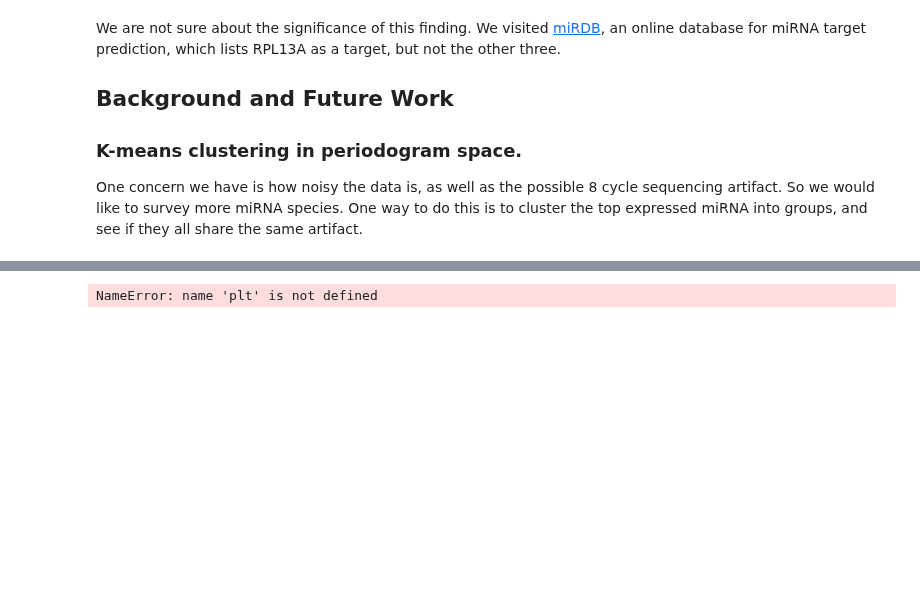
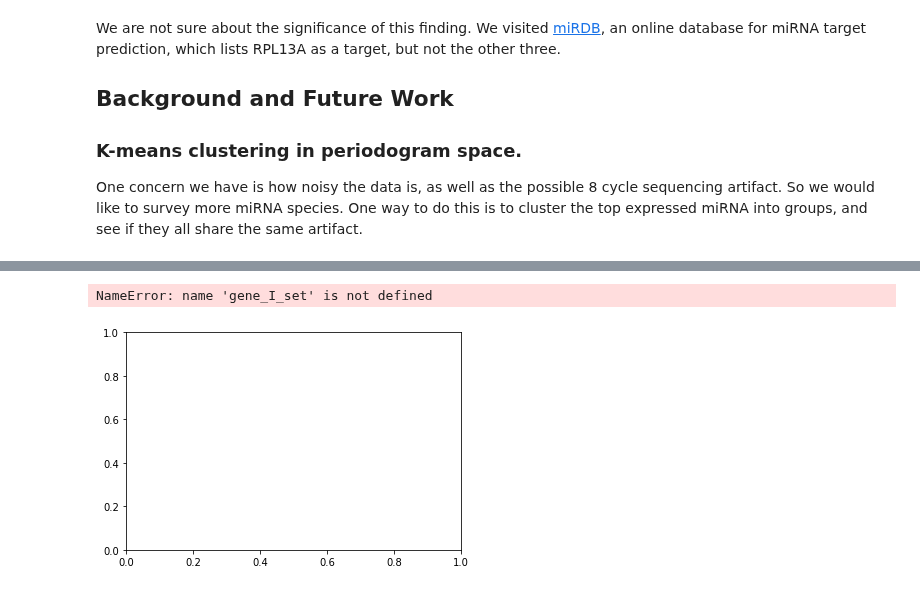
Before and after one commit to JohnWSteill/jlab_proj, a Jupyter notebook: Somite_Cycle_Study.ipynb, the cells around one changed output, grey strips where cells are left out. Saved outputs shown, nothing was run; the diff lists cells and outputs as text; code cells hidden in the pictures; blank space fills up the shorter version.

```diff
--- a/Somite_Cycle_Study.ipynb
+++ b/Somite_Cycle_Study.ipynb
@@ -102,22 +111,21 @@ print('C = \n', C)
 # %%
 
-
-
-fig = plt.figure()
+fig = lib.plt.figure()
 ax = fig.add_subplot(111)
-time = s800_top.obs.time
+time = sub_0814.obs.time
 
 for g in gene_I_set:
-    position = list(s800_top.var.index).index(g)
-    y = s800_top.X[:,position]
-    ax.plot(time,y/np.linalg.norm(y), label=s800_top.var.index[position].split(',')[0])
+    position = list(sub_0814.var.index).index(g)
+    y = sub_0814.X[:,position]
+    ax.plot(time,y/np.linalg.norm(y), label=sub_0814.var.index[position].split(',')[0])
     ax.legend(loc='center left', bbox_to_anchor=(1, 0.5))
 
-position1 = list(s814_top.var.index).index('hsa-miR-10a-5p')
-ax.plot(time,y/np.linalg.norm(y), label=s814_top.var.index[position1].split(',')[0])
+position1 = list(sub_0814.var.index).index('hsa-miR-10a-5p')
+ax.plot(time,y/np.linalg.norm(y), label=sub_0814.var.index[position1].split(',')[0])
 ax.legend(loc='center left', bbox_to_anchor=(1, 0.5))
 # %% [output]
-NameError: name 'plt' is not defined
+NameError: name 'gene_I_set' is not defined
+[figure, added]
 # %%
 
 #matplotlib.pyplot.scatter(s814_pd[0][0],centroids_2[1])
```
Also changed, not shown: parts of 3 cells of this notebook.
